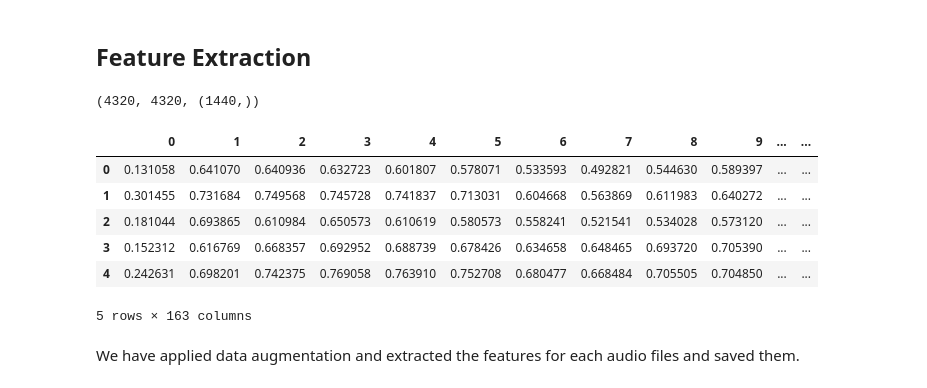
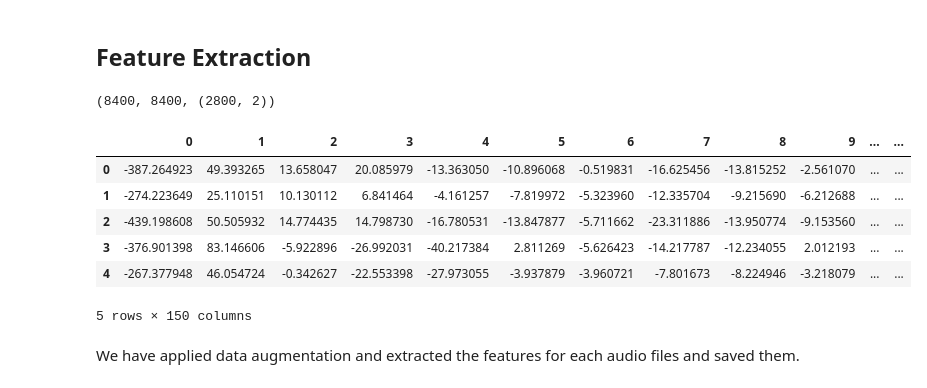
Before and after one commit to whoisorioki/Zidio-Internship, a Jupyter notebook: Notebooks/Speech_Emotion_Recognition (1).ipynb, the cells around one changed output. Saved outputs shown, nothing was run; the diff lists cells and outputs as text; code cells hidden in the pictures.

```diff
--- a/Notebooks/Speech_Emotion_Recognition (1).ipynb
+++ b/Notebooks/Speech_Emotion_Recognition (1).ipynb
@@ -171,0 +184,7 @@ Audio(path)
+# %%
+emotion='surprise'
+path = np.array(tess_df['path'][tess_df['emotions'] == emotion])[0]
+data, sampling_rate = librosa.load(path)
+create_waveplot(data, sampling_rate, emotion)
+create_spectrogram(data, sampling_rate, emotion)
+Audio(path)
@@ -209,0 +222,13 @@ Audio(path)
+# %%
+# Selecting a random emotion
+random_emotion = np.random.choice(tess_df['emotions'].unique())
+paths_for_emotion = tess_df['path'][tess_df['emotions'] == random_emotion].values
+random_path = np.random.choice(paths_for_emotion)
+data, sample_rate = librosa.load(random_path)
+
+# Output the selected emotion and path for confirmation
+print(f'Selected Emotion: {random_emotion}')
+
+# Plot the waveplot
+create_waveplot(data, sample_rate, f'{emotion} with stretch')
+Audio(random_path)
@@ -300,30 +322,37 @@ def get_features(path):
 
     return result
 # %%
-X, Y = [], []
-for path, emotion in zip(data_path.Path, data_path.Emotions):
+X, y = [], []
+
+for path, emotion in zip(tess_df['path'], tess_df['emotions']):
     feature = get_features(path)
+
+    # Append features and corresponding emotions
     for ele in feature:
         X.append(ele)
-        # appending emotion 3 times as we have made 3 augmentation techniques on each audio file.
-        Y.append(emotion)
+        # Appending emotion 3 times for each augmentation
+        y.append(emotion)
+
+# Convert X and Y to numpy arrays for further processing
+X = np.array(X)
+y = np.array(y)
 # %%
-len(X), len(Y), data_path.Path.shape
+len(X), len(y), tess_df.shape
 # %% [output]
-(4320, 4320, (1440,))
+(8400, 8400, (2800, 2))
 # %%
-Features = pd.DataFrame(X)
-Features['labels'] = Y
-Features.to_csv('features.csv', index=False)
-Features.head()
+features = pd.DataFrame(X)
+features['labels'] = y
+features.to_csv('features.csv', index=False)
+features.head()
 # %% [output]
 |  | 0 | 1 | 2 | 3 | 4 | 5 | 6 | 7 | 8 | 9 | ... | ... |
-| 0 | 0.131058 | 0.641070 | 0.640936 | 0.632723 | 0.601807 | 0.578071 | 0.533593 | 0.492821 | 0.544630 | 0.589397 | ... | ... |
-| 1 | 0.301455 | 0.731684 | 0.749568 | 0.745728 | 0.741837 | 0.713031 | 0.604668 | 0.563869 | 0.611983 | 0.640272 | ... | ... |
-| 2 | 0.181044 | 0.693865 | 0.610984 | 0.650573 | 0.610619 | 0.580573 | 0.558241 | 0.521541 | 0.534028 | 0.573120 | ... | ... |
-| 3 | 0.152312 | 0.616769 | 0.668357 | 0.692952 | 0.688739 | 0.678426 | 0.634658 | 0.648465 | 0.693720 | 0.705390 | ... | ... |
-| 4 | 0.242631 | 0.698201 | 0.742375 | 0.769058 | 0.763910 | 0.752708 | 0.680477 | 0.668484 | 0.705505 | 0.704850 | ... | ... |
+| 0 | -387.264923 | 49.393265 | 13.658047 | 20.085979 | -13.363050 | -10.896068 | -0.519831 | -16.625456 | -13.815252 | -2.561070 | ... | ... |
+| 1 | -274.223649 | 25.110151 | 10.130112 | 6.841464 | -4.161257 | -7.819972 | -5.323960 | -12.335704 | -9.215690 | -6.212688 | ... | ... |
+| 2 | -439.198608 | 50.505932 | 14.774435 | 14.798730 | -16.780531 | -13.847877 | -5.711662 | -23.311886 | -13.950774 | -9.153560 | ... | ... |
+| 3 | -376.901398 | 83.146606 | -5.922896 | -26.992031 | -40.217384 | 2.811269 | -5.626423 | -14.217787 | -12.234055 | 2.012193 | ... | ... |
+| 4 | -267.377948 | 46.054724 | -0.342627 | -22.553398 | -27.973055 | -3.937879 | -3.960721 | -7.801673 | -8.224946 | -3.218079 | ... | ... |
-5 rows × 163 columns
+5 rows × 150 columns
 # %% [markdown]
 We have applied data augmentation and extracted the features for each audio files and saved them.
 # %% [markdown]
```
Also changed, not shown: parts of 28 cells of this notebook, 1 other file.
